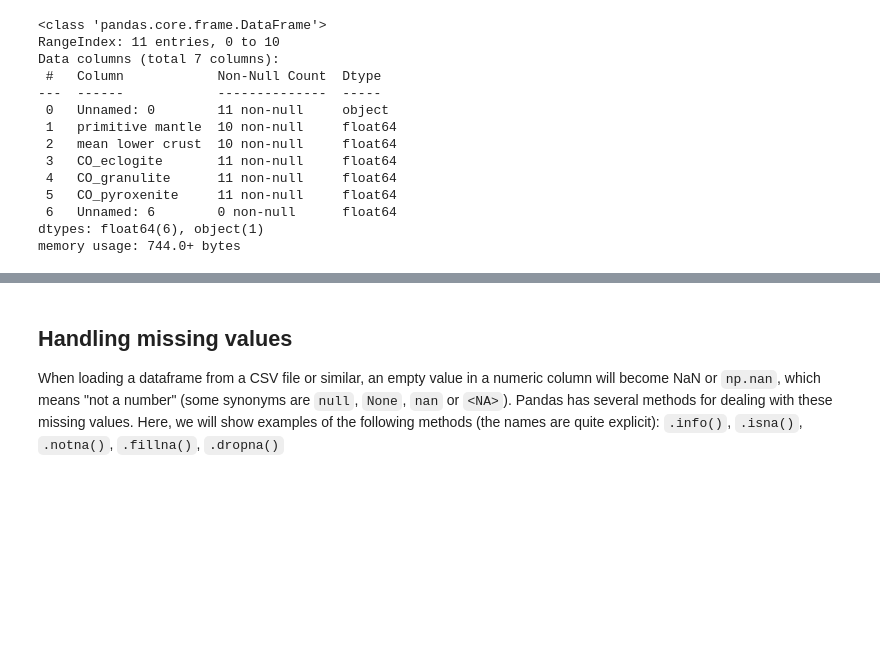
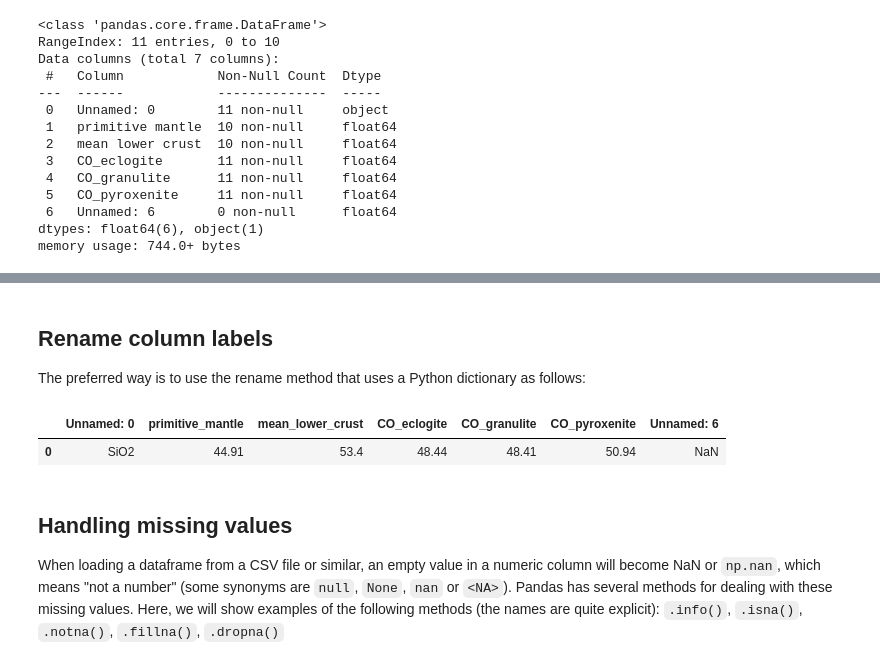
Before and after one commit to marcoalopez/Python_course, a Jupyter notebook: notebooks/Pandas_walkthrough.ipynb, the cells around one changed output, grey strips where cells are left out. Saved outputs shown, nothing was run; the diff lists cells and outputs as text; code cells hidden in the pictures; blank space fills up the shorter version.

```diff
--- a/notebooks/Pandas_walkthrough.ipynb
+++ b/notebooks/Pandas_walkthrough.ipynb
@@ -122,3 +176,15 @@ memory usage: 744.0+ bytes
+# %% [markdown]
+## Rename column labels
+
+The preferred way is to use the rename method that uses a Python dictionary as follows:
+# %%
+dataset = dataset.rename(columns={'primitive mantle':'primitive_mantle',
+                                  'mean lower crust':'mean_lower_crust'})
+
+dataset.head(1)
+# %% [output]
+|  | Unnamed: 0 | primitive_mantle | mean_lower_crust | CO_eclogite | CO_granulite | CO_pyroxenite | Unnamed: 6 |
+| 0 | SiO2 | 44.91 | 53.4 | 48.44 | 48.41 | 50.94 | NaN |
 # %% [markdown]
 ## Handling missing values
 
```
Also changed, not shown: parts of 23 cells of this notebook.
